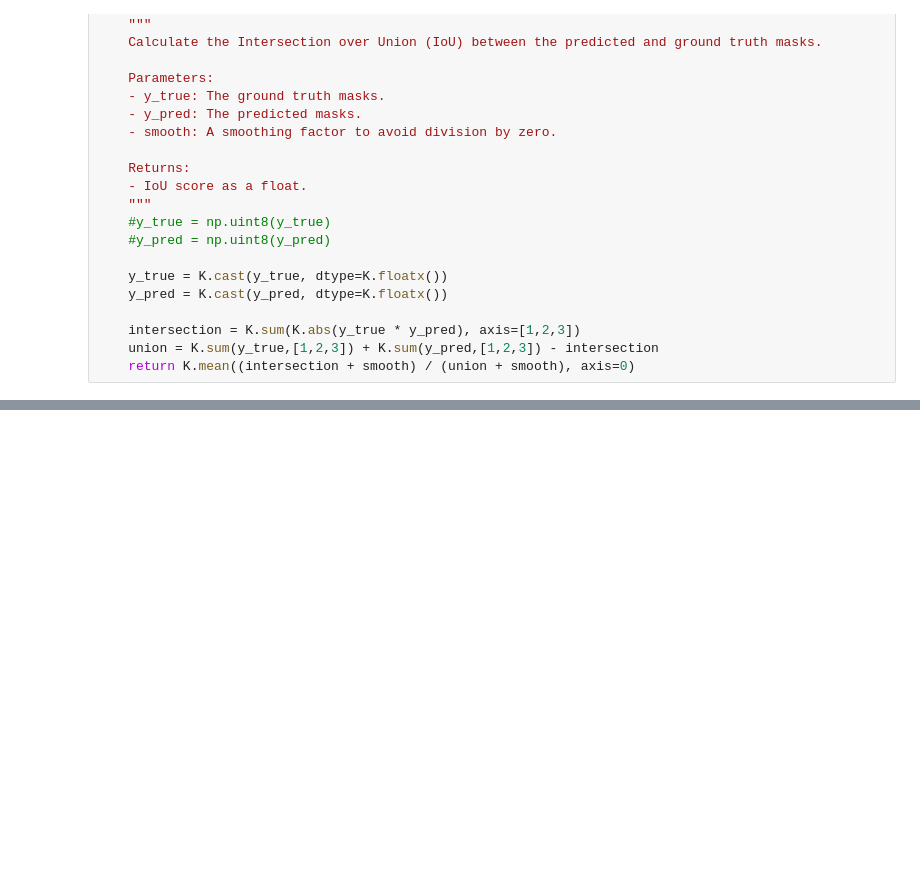
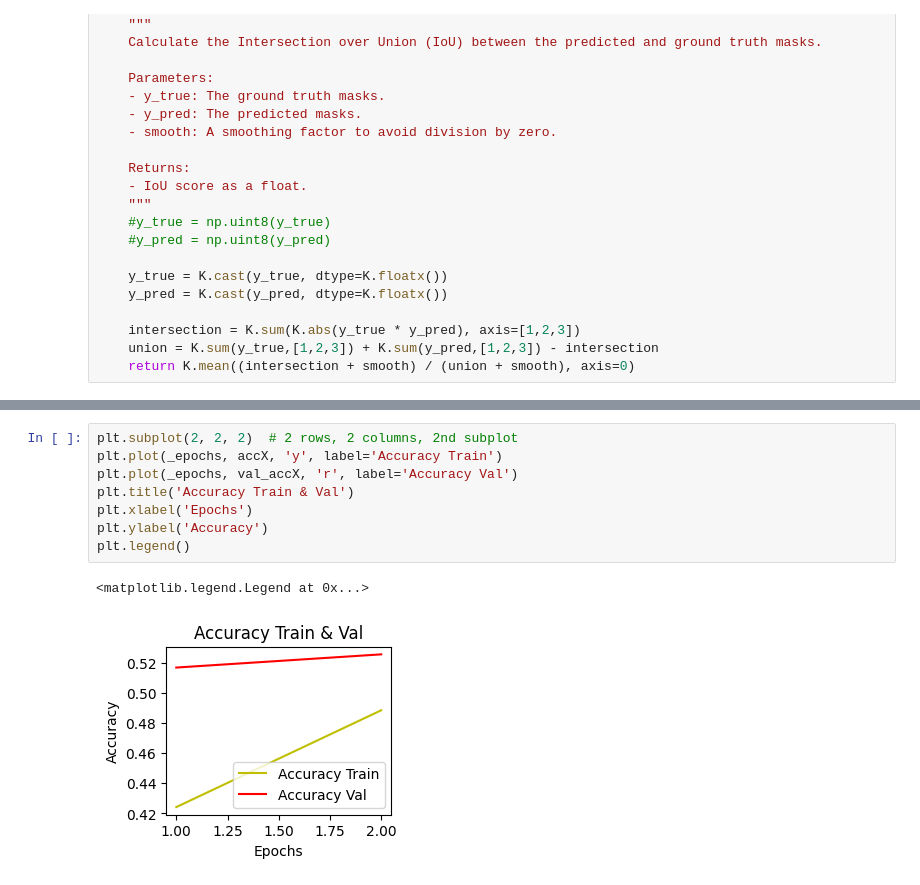
Before and after one commit to HaDock404/VisionTransport, a Jupyter notebook: train/Example/U-net/2.1.training_unet.ipynb, the cells around one changed output, grey strips where cells are left out. Cells and saved outputs as stored; diff of their text form; blank space fills up the shorter version.

```diff
--- a/train/Example/U-net/2.1.training_unet.ipynb
+++ b/train/Example/U-net/2.1.training_unet.ipynb
@@ -436,0 +582,11 @@ Values of y_pred_f: [1 1 1 ... 1 1 1]
+# %%
+plt.subplot(2, 2, 2)  # 2 rows, 2 columns, 2nd subplot
+plt.plot(_epochs, accX, 'y', label='Accuracy Train')
+plt.plot(_epochs, val_accX, 'r', label='Accuracy Val')
+plt.title('Accuracy Train & Val')
+plt.xlabel('Epochs')
+plt.ylabel('Accuracy')
+plt.legend()
+# %% [output]
+<matplotlib.legend.Legend at 0x...>
+[figure, added]
```
Also changed, not shown: parts of 18 cells of this notebook, 2 other files.
